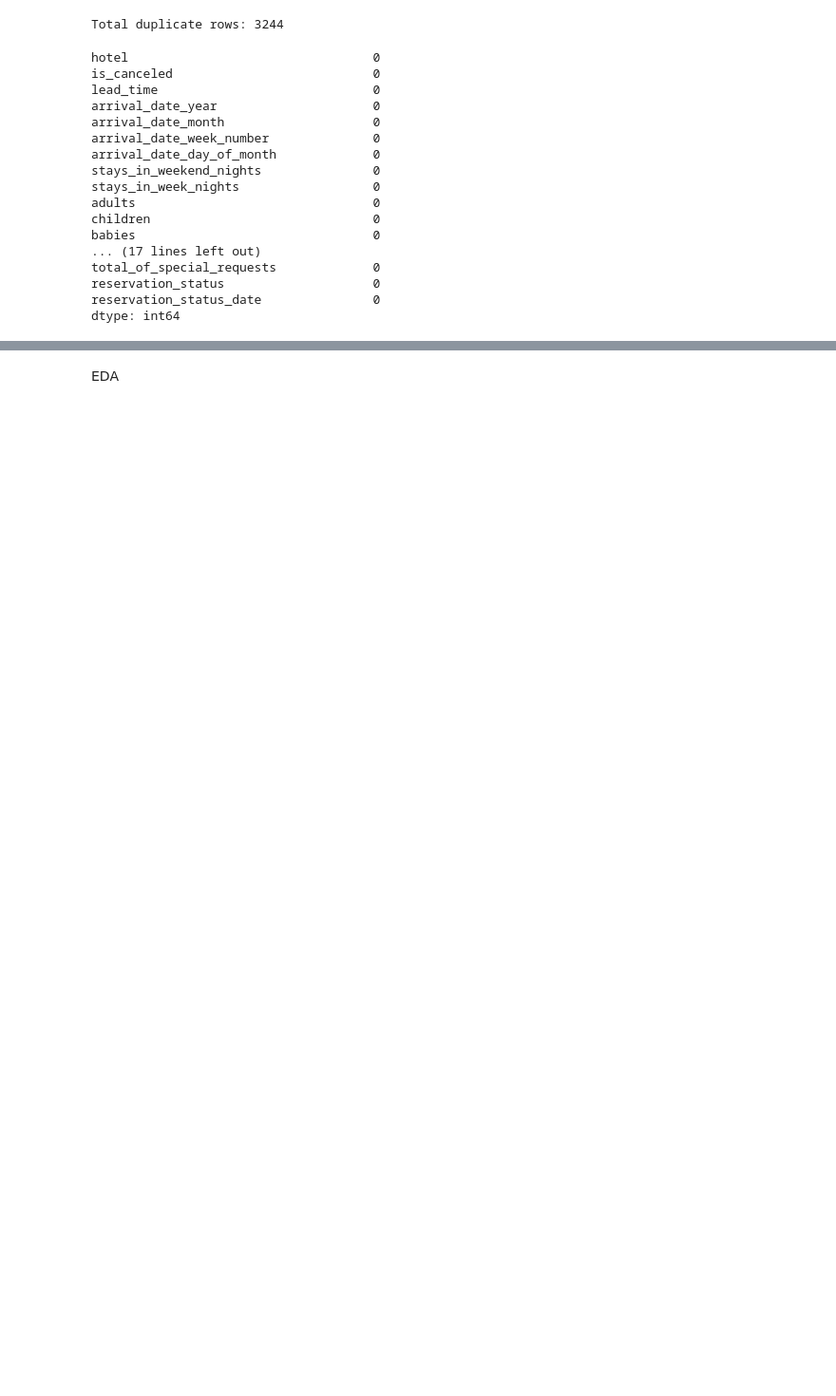
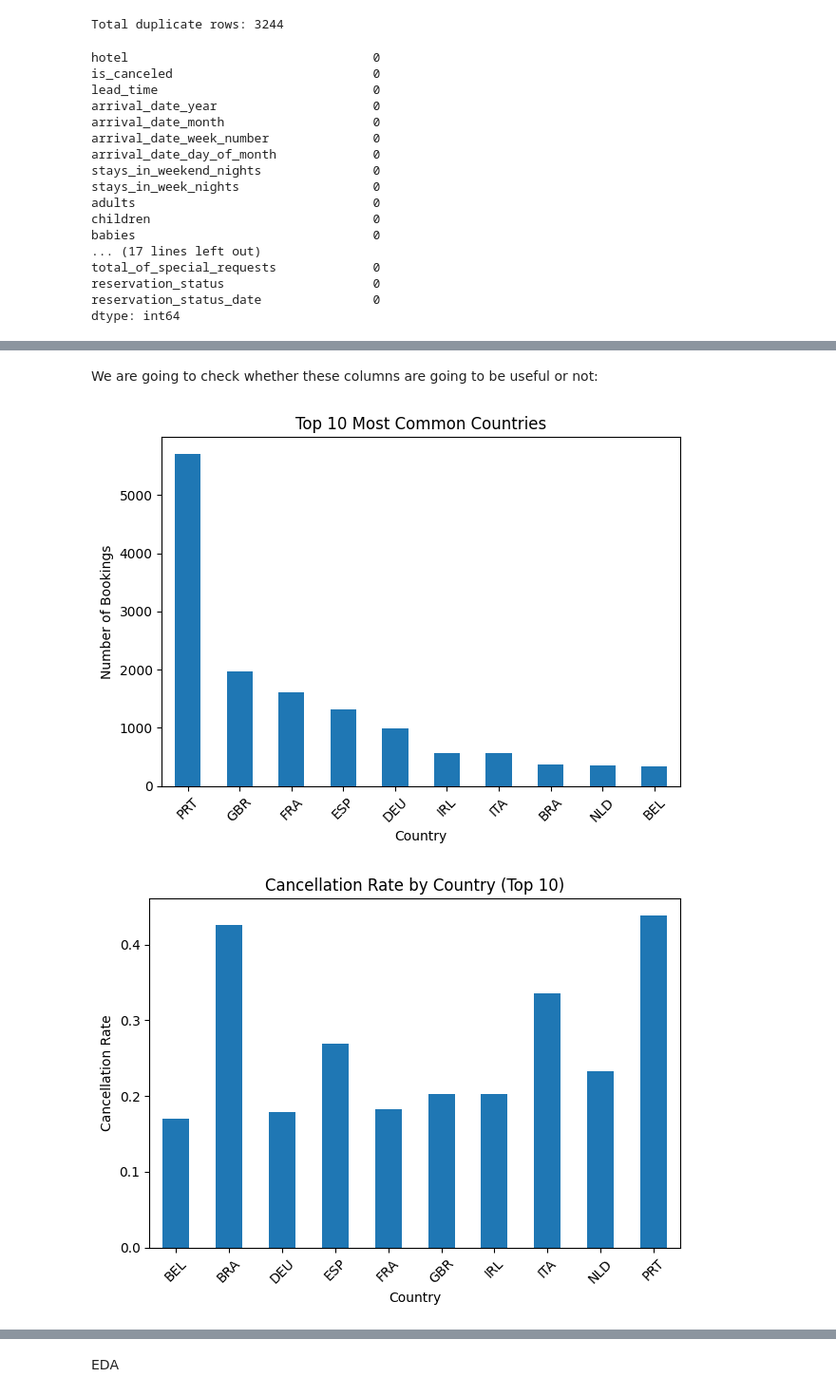
Before and after one commit to Shubhamk0703/Final-Project-23017935-, a Jupyter notebook: CODE_for_small_data(23017935).ipynb, the cells around one changed output, grey strips where cells are left out. Shown: that part at 95% size. Cells and saved outputs as stored; diff of their text form; code cells hidden in the pictures; blank space fills up the shorter version.

```diff
--- a/CODE_for_small_data(23017935).ipynb
+++ b/CODE_for_small_data(23017935).ipynb
@@ -194,0 +148,23 @@ For example, when doing 'df[col].method(value, inplace=True)', try using 'df.met
+# %% [markdown]
+We are going to check whether these columns are going to be useful or not:
+# %%
+df_sample['country'].value_counts().head(10).plot(kind='bar', title='Top 10 Most Common Countries')
+plt.ylabel("Number of Bookings")
+plt.xlabel("Country")
+plt.xticks(rotation=45)
+plt.tight_layout()
+plt.show()
+
+
+top_countries = df_sample['country'].value_counts().head(10).index
+cancel_rate = df_sample[df_sample['country'].isin(top_countries)].groupby('country')['is_canceled'].mean()
+
+cancel_rate.plot(kind='bar', title='Cancellation Rate by Country (Top 10)')
+plt.ylabel('Cancellation Rate')
+plt.xlabel('Country')
+plt.xticks(rotation=45)
+plt.tight_layout()
+plt.show()
+# %% [output]
+[figure, added]
+[figure, added]
```
Also changed, not shown: parts of 36 cells of this notebook.
